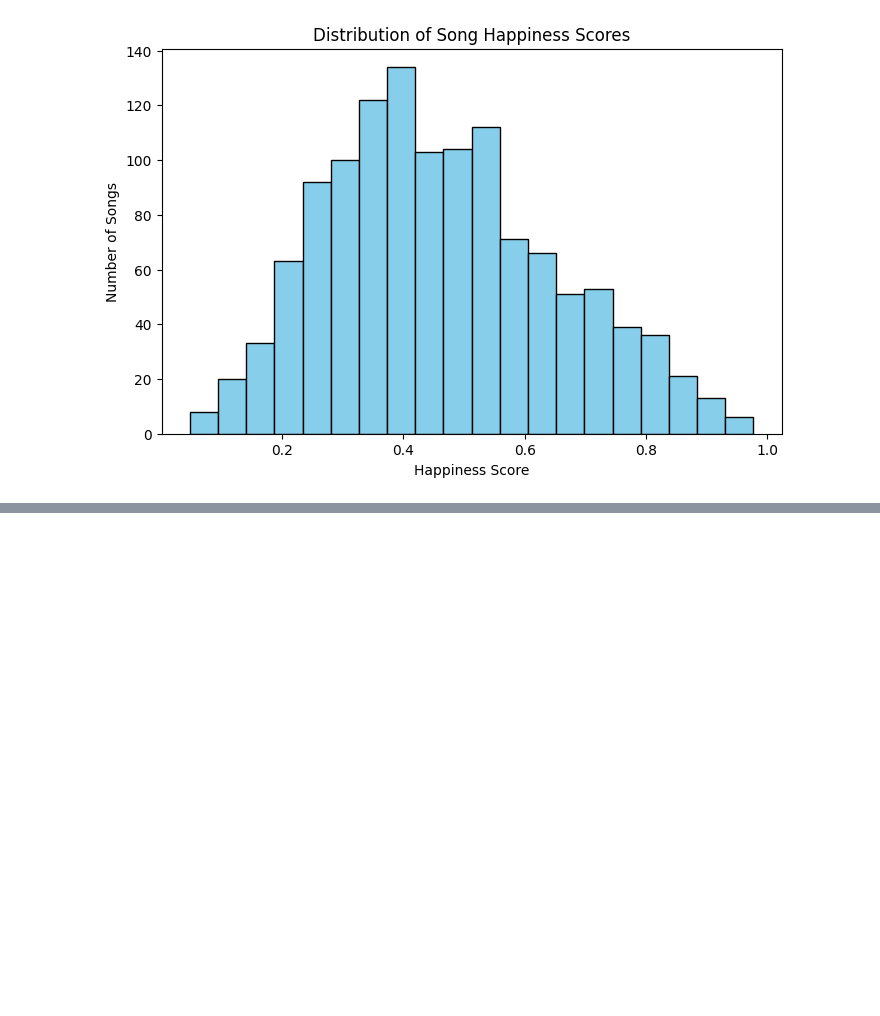
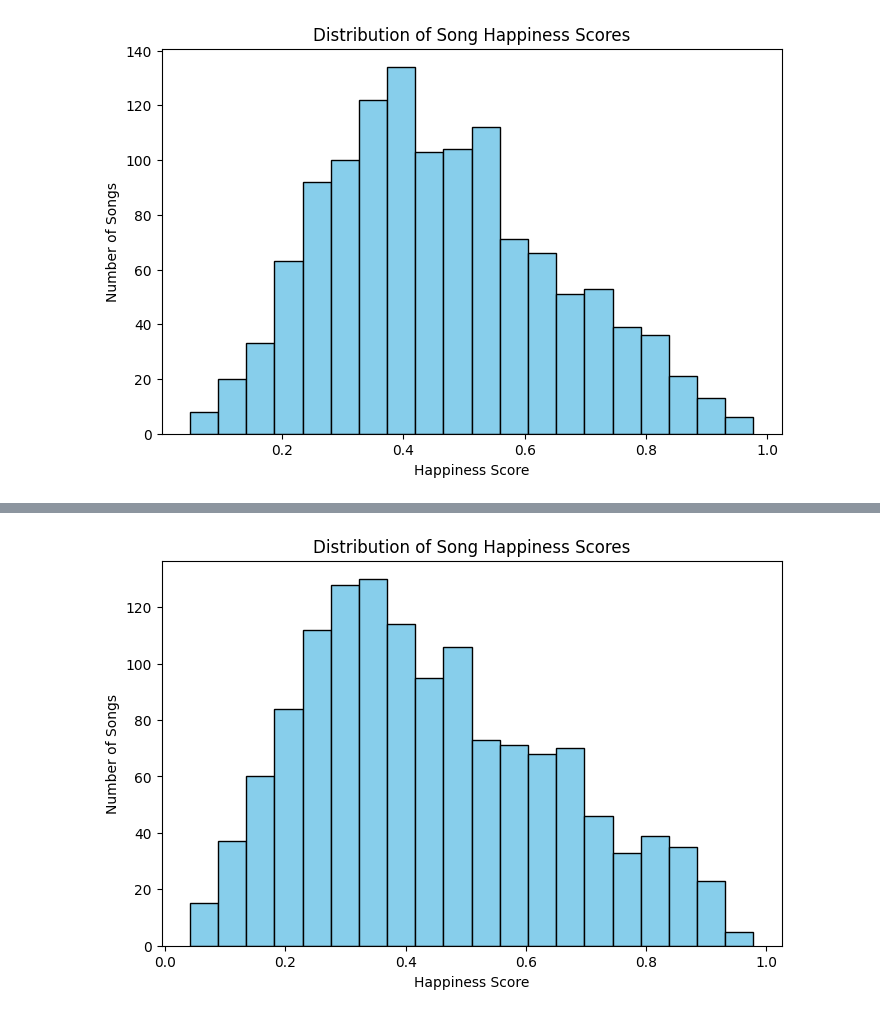
Before and after one commit to TfAplo/DALAS-Project, a Jupyter notebook: lyrics.ipynb, the cells around one changed output, grey strips where cells are left out. Drawn from its saved outputs; the diff is of its cells as text; code cells hidden in the pictures; blank space fills up the shorter version.

Commit message:
additional 1500 songs added to final_dataset_additional.csv

```diff
--- a/lyrics.ipynb
+++ b/lyrics.ipynb
@@ -294,0 +306,4 @@ merged.to_csv("data/dataset_lyrics.csv", index=False)
+# %%
+ds_sampled = ds_only.sample(n=1500, random_state=42)
+# %%
+ds_sampled.drop(columns=['year', "features", "id"], inplace=True)
@@ -294,0 +332,16 @@ merged.to_csv("data/dataset_lyrics.csv", index=False)
+# %%
+d_lyrics = ds_sampled.copy()
+d_lyrics['lyrics_clean'] = d_lyrics['lyrics'].apply(clean_lyrics)
+# %%
+ds_sampled['happiness_from_lyrics'] = d_lyrics['lyrics_clean'].apply(get_happiness_chunks)
+# %%
+import matplotlib.pyplot as plt
+
+plt.figure(figsize=(8,5))
+plt.hist(ds_sampled['happiness_from_lyrics'], bins=20, color='skyblue', edgecolor='black')
+plt.title('Distribution of Song Happiness Scores')
+plt.xlabel('Happiness Score')
+plt.ylabel('Number of Songs')
+plt.show()
+# %% [output]
+[figure, added]
```
Also changed, not shown: parts of 11 cells of this notebook, 3 other files.
